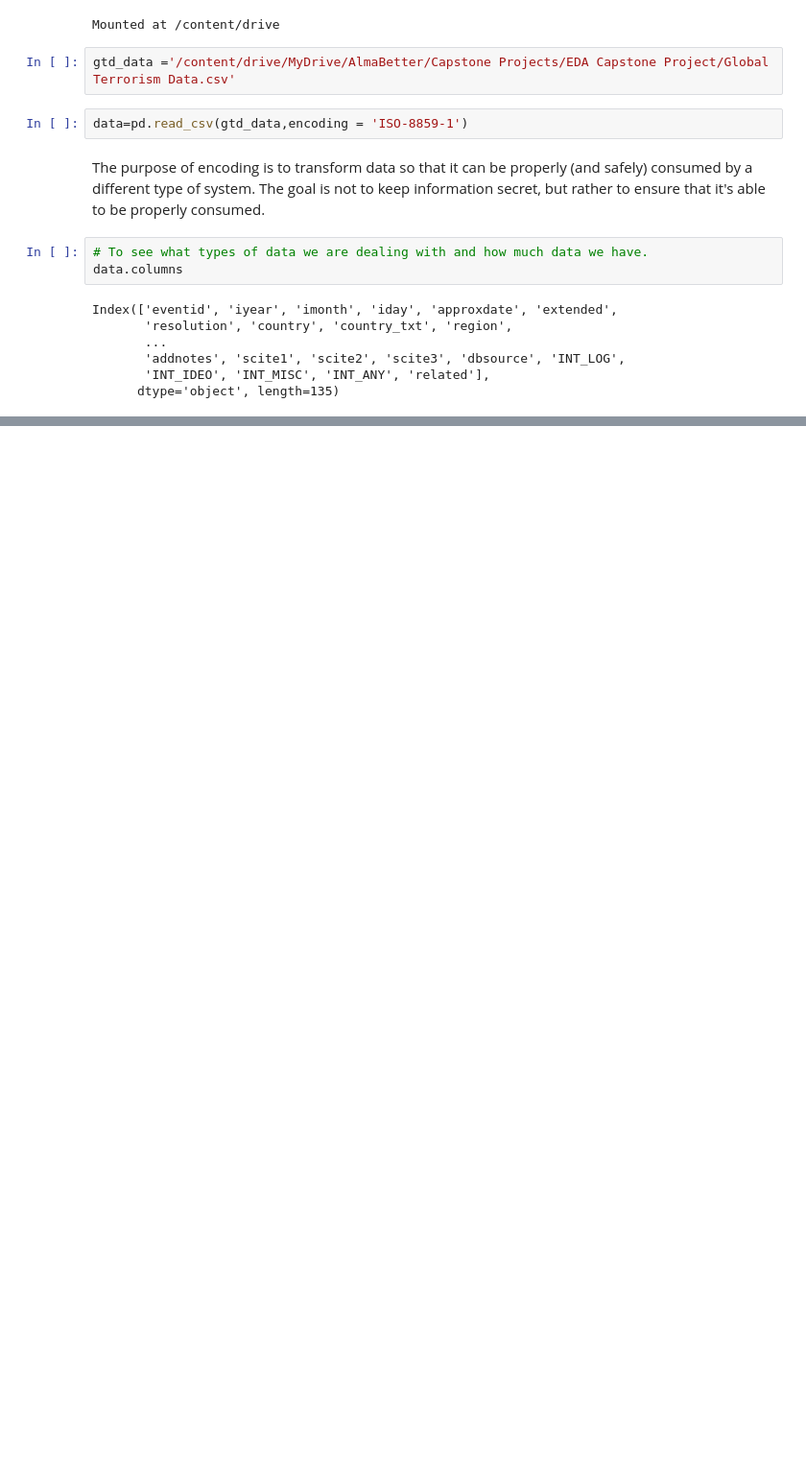
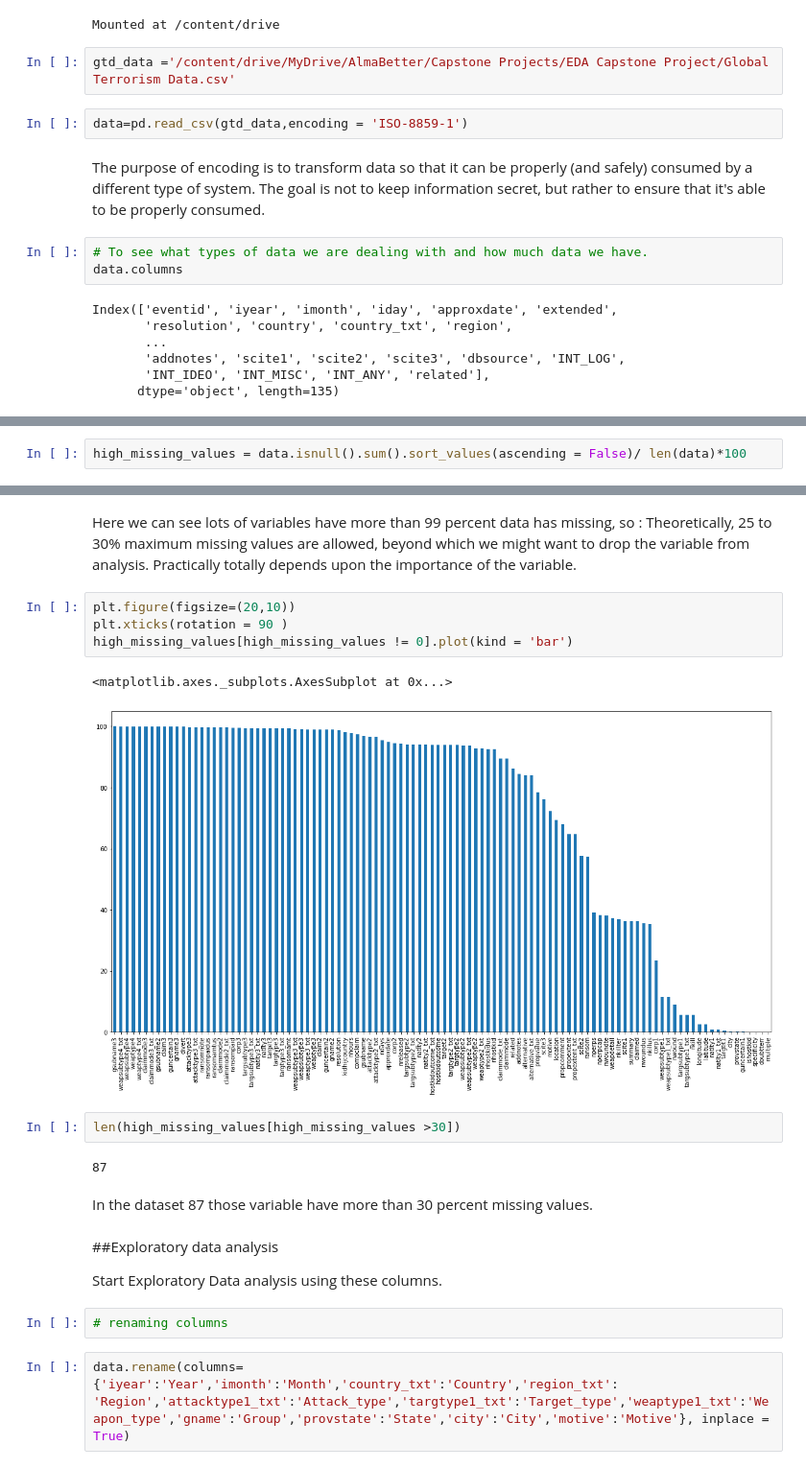
Before and after one commit to VrushankAmare/Global-Terrorist-Data-EDA, a Jupyter notebook: Global_Terrorism_Analysis_Capstone_Project.ipynb, the cells around one changed output, grey strips where cells are left out. Shown: that part at 96% size. Saved outputs shown, nothing was run; the diff lists cells and outputs as text; blank space fills up the shorter version.

```diff
--- a/Global_Terrorism_Analysis_Capstone_Project.ipynb
+++ b/Global_Terrorism_Analysis_Capstone_Project.ipynb
@@ -62,0 +121,2 @@ Index(['eventid', 'iyear', 'imonth', 'iday', 'approxdate', 'extended',
+# %%
+high_missing_values = data.isnull().sum().sort_values(ascending = False)/ len(data)*100
@@ -62,0 +138,24 @@ Index(['eventid', 'iyear', 'imonth', 'iday', 'approxdate', 'extended',
+# %% [markdown]
+Here we can see lots of variables have more than 99 percent data has missing, so :
+Theoretically, 25 to 30% maximum missing values are allowed, beyond which we might want to drop the variable from analysis. Practically totally depends upon the importance of the variable.
+# %%
+plt.figure(figsize=(20,10))
+plt.xticks(rotation = 90 )
+high_missing_values[high_missing_values != 0].plot(kind = 'bar')
+# %% [output]
+<matplotlib.axes._subplots.AxesSubplot at 0x...>
+[figure, added]
+# %%
+len(high_missing_values[high_missing_values >30])
+# %% [output]
+87
+# %% [markdown]
+In the dataset 87 those variable have more than 30 percent missing values.
+# %% [markdown]
+##Exploratory data analysis
+
+Start Exploratory Data analysis using these columns.
+# %%
+# renaming columns
+# %%
+data.rename(columns= {'iyear':'Year','imonth':'Month','country_txt':'Country','region_txt': 'Region','attacktype1_txt':'Attack_type','targtype1_txt':'Target_type','weaptype1_txt':'Weapon_type','gname':'Group','provstate':'State','city':'City','motive':'Motive'}, inplace = True)
```
Also changed, not shown: parts of 25 cells of this notebook.
